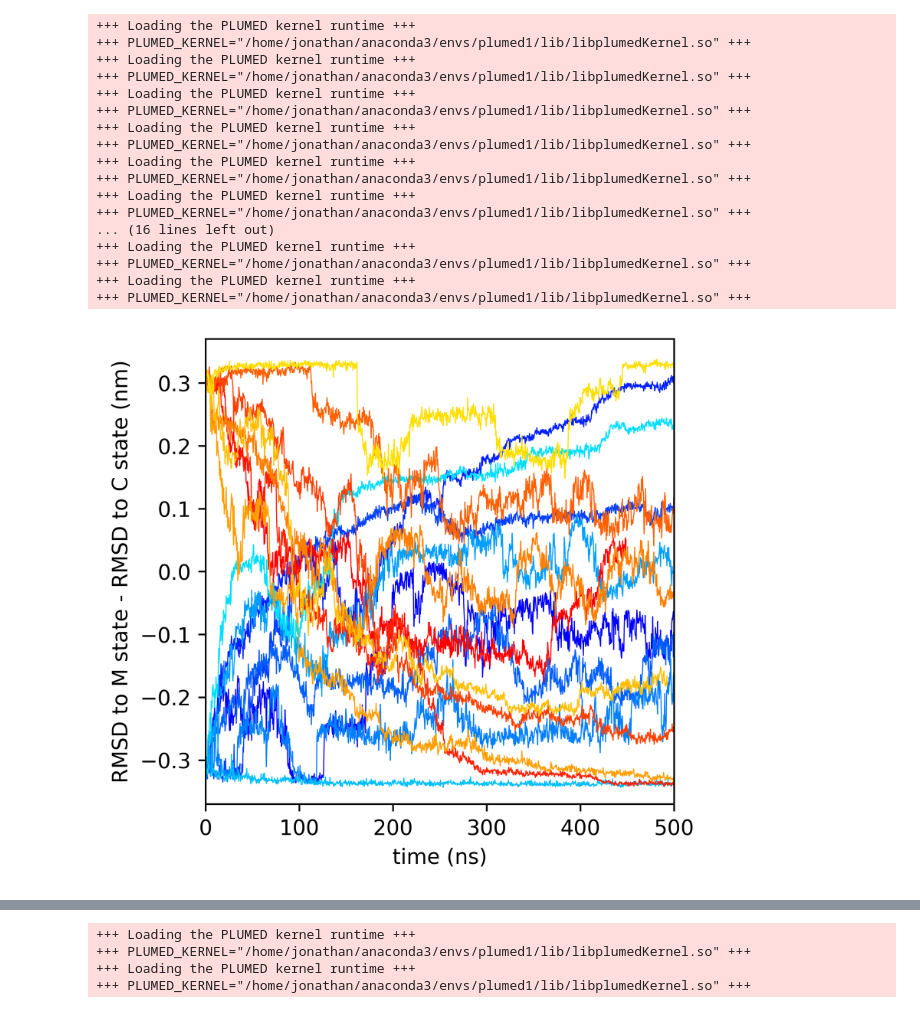
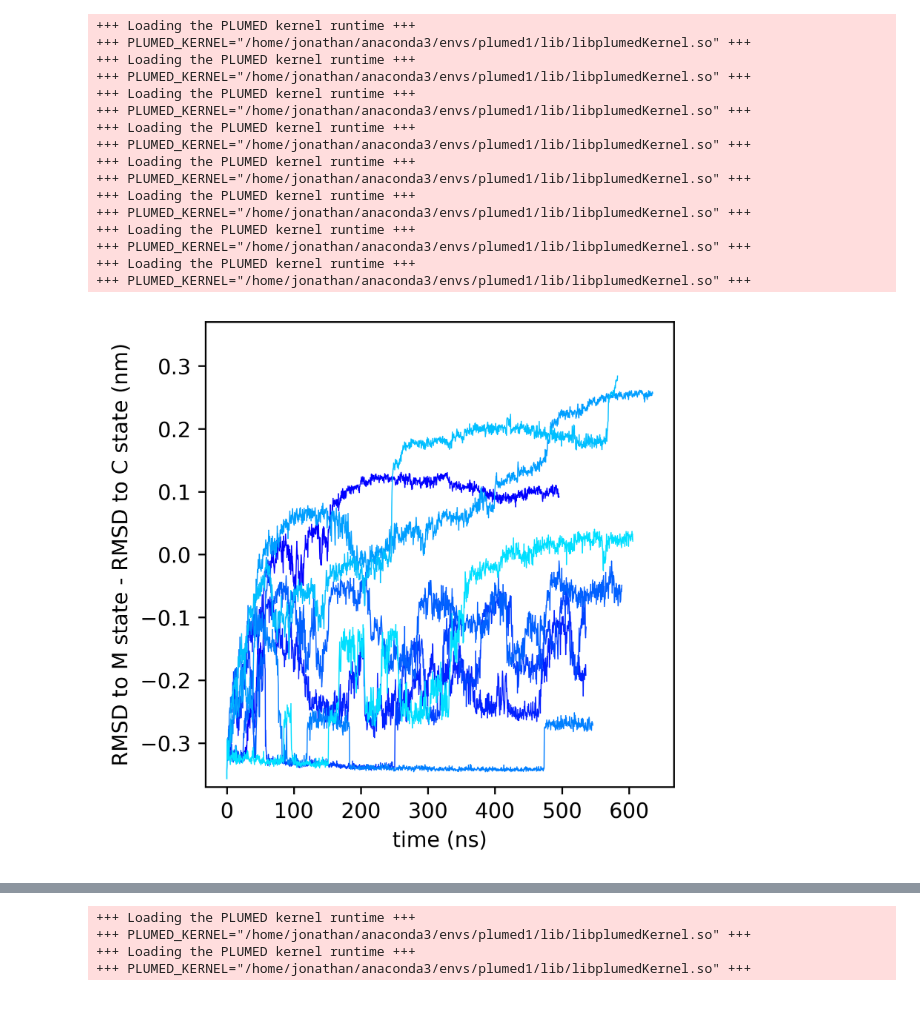
Before and after one commit to JonathanHB/aac1-nt-transport, a Jupyter notebook: metadynamics/run7/scripts/1d_analysis.ipynb, the cells around one changed output, grey strips where cells are left out. Cells and saved outputs as stored; diff of their text form; code cells hidden in the pictures.

```diff
--- a/metadynamics/run7/scripts/1d_analysis.ipynb
+++ b/metadynamics/run7/scripts/1d_analysis.ipynb
@@ -10,10 +10,10 @@ plt.figure(figsize=(4,4),dpi=600)
 test_state = "c"
 test_walker = -5
 
-run_num = 4
+run_num = 7
 
 nwalkers = 8
-for init_state in ["c","m"]:
+for init_state in ["c"]:#,"m"]:
     for walker in range(nwalkers):
         if init_state == "c":
             infile = f"/home/jonathan/Documents/grabelab/aac1-nt-transport/metadynamics/run{run_num}/run_{init_state}/COLVAR.{walker}"
@@ -32,36 +32,35 @@ for init_state in ["c","m"]:
 
         if init_state == test_state and walker == test_walker:
             plt.plot(time, delta, color = (0,0,0), linewidth=0.5)
         elif init_state == "c":
             plt.plot(time, delta, color = (0,walker/nwalkers,1), linewidth=0.5)
         elif init_state == "m":
             plt.plot(time, delta, color = (1,walker/nwalkers,0), linewidth=0.5)
 
 plt.xlabel("time (ns)")
 plt.ylabel("RMSD to M state - RMSD to C state (nm)")
 
-plt.xlim(0, 500)
+#plt.xlim(0, 500)
 plt.ylim(-0.37,0.37)
 plt.show()
 # %% [output]
 +++ Loading the PLUMED kernel runtime +++
 +++ PLUMED_KERNEL="/home/jonathan/anaconda3/envs/plumed1/lib/libplumedKernel.so" +++
 +++ Loading the PLUMED kernel runtime +++
 +++ PLUMED_KERNEL="/home/jonathan/anaconda3/envs/plumed1/lib/libplumedKernel.so" +++
 +++ Loading the PLUMED kernel runtime +++
 +++ PLUMED_KERNEL="/home/jonathan/anaconda3/envs/plumed1/lib/libplumedKernel.so" +++
 +++ Loading the PLUMED kernel runtime +++
 +++ PLUMED_KERNEL="/home/jonathan/anaconda3/envs/plumed1/lib/libplumedKernel.so" +++
 +++ Loading the PLUMED kernel runtime +++
 +++ PLUMED_KERNEL="/home/jonathan/anaconda3/envs/plumed1/lib/libplumedKernel.so" +++
 +++ Loading the PLUMED kernel runtime +++
 +++ PLUMED_KERNEL="/home/jonathan/anaconda3/envs/plumed1/lib/libplumedKernel.so" +++
-... (16 lines left out)
 +++ Loading the PLUMED kernel runtime +++
 +++ PLUMED_KERNEL="/home/jonathan/anaconda3/envs/plumed1/lib/libplumedKernel.so" +++
 +++ Loading the PLUMED kernel runtime +++
 +++ PLUMED_KERNEL="/home/jonathan/anaconda3/envs/plumed1/lib/libplumedKernel.so" +++
-[figure, old version]
+[figure, new version]
 # %%
 plt.figure(figsize=(4,4),dpi=600)
 
```
Also changed, not shown: parts of 2 cells of this notebook, 38 other files.
